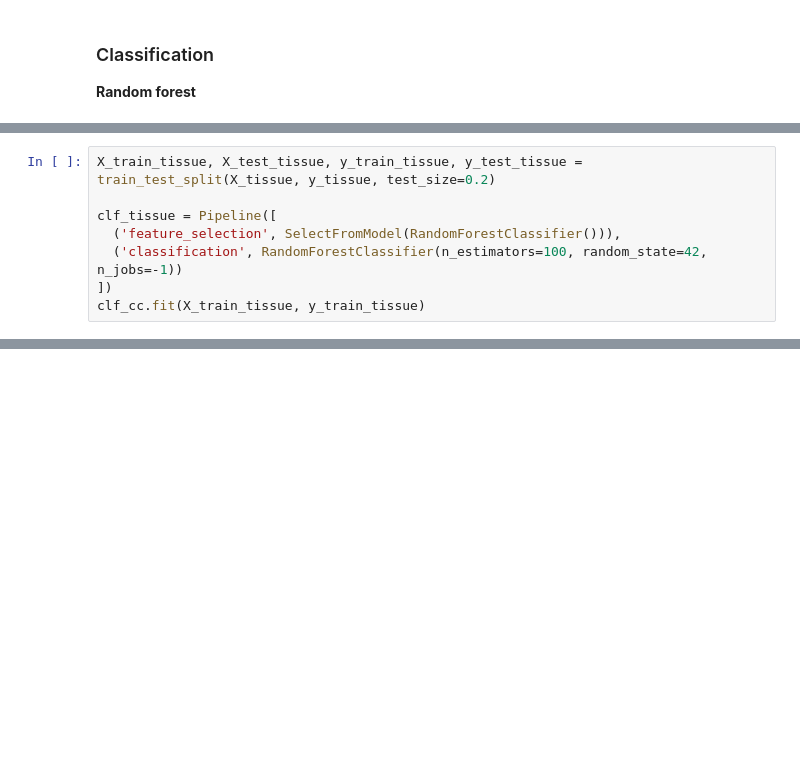
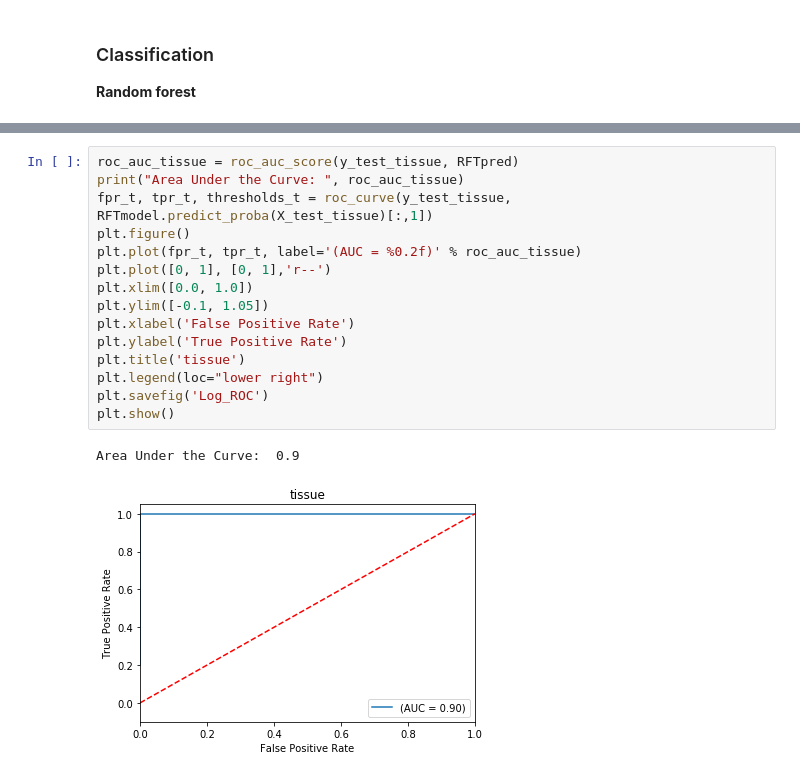
Before and after one commit to adamsorbie/Supervised_classification_AV_AVI, a Jupyter notebook: predict_phenotype.ipynb, the cells around one changed output, grey strips where cells are left out. Saved outputs shown, nothing was run; the diff lists cells and outputs as text; blank space fills up the shorter version.

```diff
--- a/predict_phenotype.ipynb
+++ b/predict_phenotype.ipynb
@@ -100,8 +50,0 @@ Accuracy: 92.78% (5.92%)
-# %%
-X_train_tissue, X_test_tissue, y_train_tissue, y_test_tissue = train_test_split(X_tissue, y_tissue, test_size=0.2)
-
-clf_tissue = Pipeline([
-  ('feature_selection', SelectFromModel(RandomForestClassifier())),
-  ('classification', RandomForestClassifier(n_estimators=100, random_state=42, n_jobs=-1))
-])
-clf_cc.fit(X_train_tissue, y_train_tissue)
@@ -118,0 +100,18 @@ Accuracy: 93.78% (5.10%)
+# %%
+roc_auc_tissue = roc_auc_score(y_test_tissue, RFTpred)
+print("Area Under the Curve: ", roc_auc_tissue)
+fpr_t, tpr_t, thresholds_t = roc_curve(y_test_tissue, RFTmodel.predict_proba(X_test_tissue)[:,1])
+plt.figure()
+plt.plot(fpr_t, tpr_t, label='(AUC = %0.2f)' % roc_auc_tissue)
+plt.plot([0, 1], [0, 1],'r--')
+plt.xlim([0.0, 1.0])
+plt.ylim([-0.1, 1.05])
+plt.xlabel('False Positive Rate')
+plt.ylabel('True Positive Rate')
+plt.title('tissue')
+plt.legend(loc="lower right")
+plt.savefig('Log_ROC')
+plt.show()
+# %% [output]
+Area Under the Curve:  0.9
+[figure, added]
```
Also changed, not shown: parts of 20 cells of this notebook.
